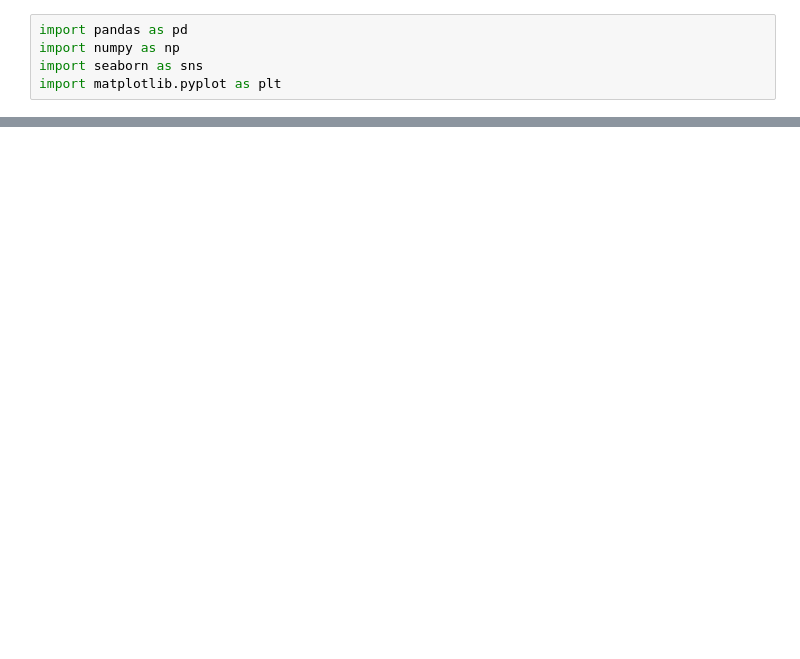
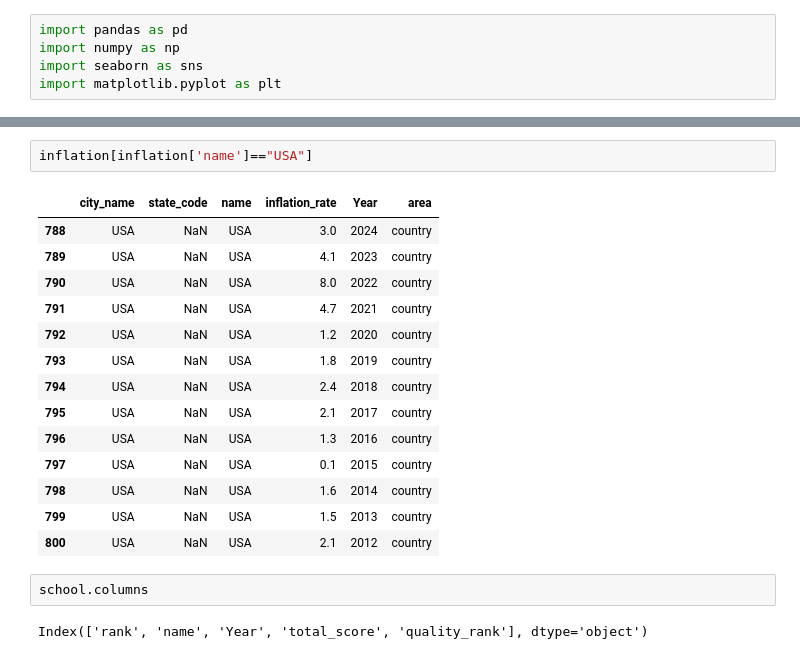
Before and after one commit to OBULI20/nss_capstone, a Jupyter notebook: notebook/Housing.ipynb, the cells around one changed output, grey strips where cells are left out. Saved outputs shown, nothing was run; the diff lists cells and outputs as text; blank space fills up the shorter version.

```diff
--- a/notebook/Housing.ipynb
+++ b/notebook/Housing.ipynb
@@ -28,0 +172,21 @@ house_price.sort_values('house_price',ascending=False)
+# %%
+inflation[inflation['name']=="USA"]
+# %% [output]
+|  | city_name | state_code | name | inflation_rate | Year | area |
+| 788 | USA | NaN | USA | 3.0 | 2024 | country |
+| 789 | USA | NaN | USA | 4.1 | 2023 | country |
+| 790 | USA | NaN | USA | 8.0 | 2022 | country |
+| 791 | USA | NaN | USA | 4.7 | 2021 | country |
+| 792 | USA | NaN | USA | 1.2 | 2020 | country |
+| 793 | USA | NaN | USA | 1.8 | 2019 | country |
+| 794 | USA | NaN | USA | 2.4 | 2018 | country |
+| 795 | USA | NaN | USA | 2.1 | 2017 | country |
+| 796 | USA | NaN | USA | 1.3 | 2016 | country |
+| 797 | USA | NaN | USA | 0.1 | 2015 | country |
+| 798 | USA | NaN | USA | 1.6 | 2014 | country |
+| 799 | USA | NaN | USA | 1.5 | 2013 | country |
+| 800 | USA | NaN | USA | 2.1 | 2012 | country |
+# %%
+school.columns
+# %% [output]
+Index(['rank', 'name', 'Year', 'total_score', 'quality_rank'], dtype='object')
```
Also changed, not shown: parts of 27 cells of this notebook, 1 other file.
